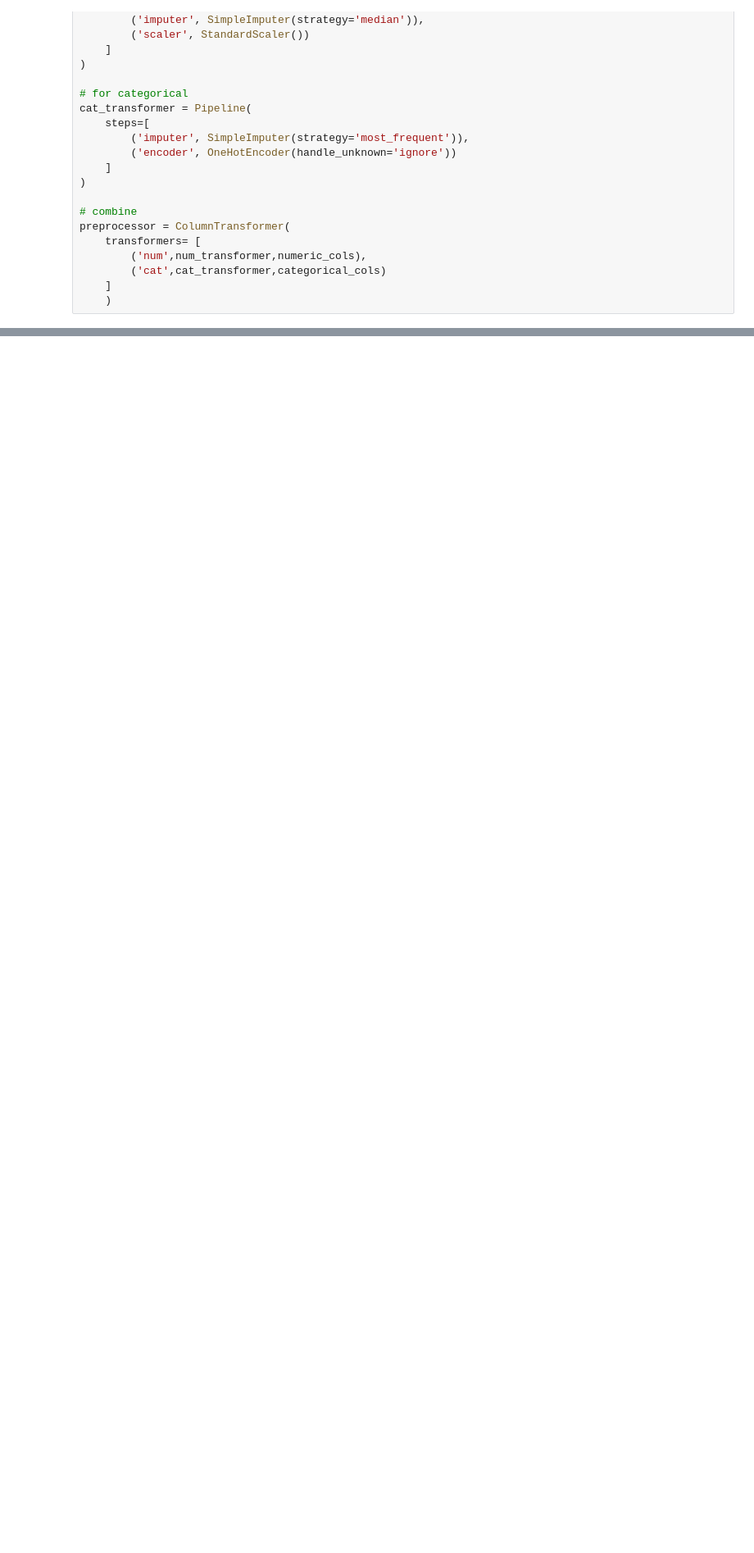
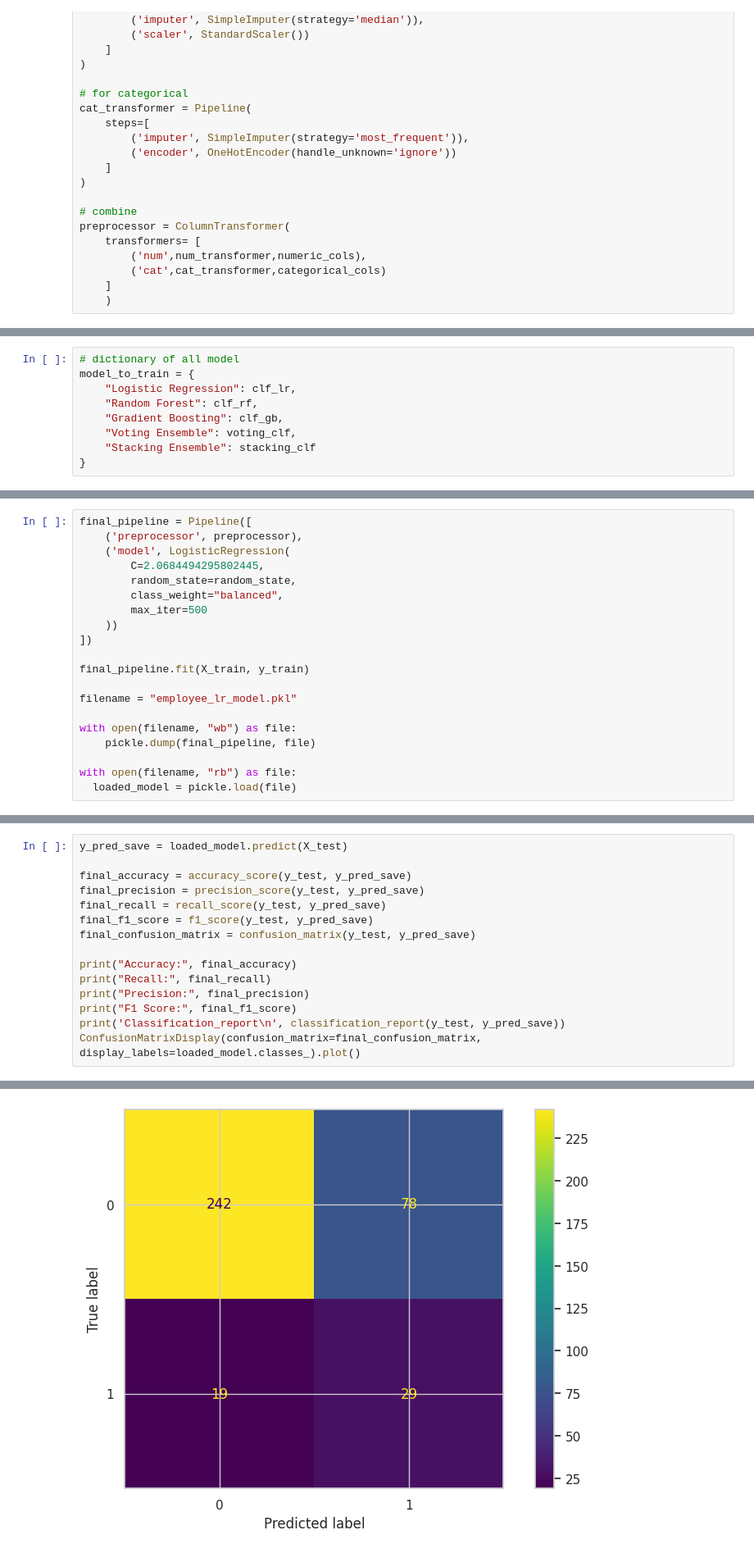
Before and after one commit to MDMinhazulIslamKhan/employee_attrition_ml, a Jupyter notebook: train.ipynb, the cells around one changed output, grey strips where cells are left out. Shown at 82% size. Drawn from its saved outputs; the diff is of its cells as text; blank space fills up the shorter version.

Commit message:
feat: model selection and training

```diff
--- a/train.ipynb
+++ b/train.ipynb
@@ -269,0 +324,9 @@ Test : (368, 31)
+# %%
+# dictionary of all model
+model_to_train = {
+    "Logistic Regression": clf_lr,
+    "Random Forest": clf_rf,
+    "Gradient Boosting": clf_gb,
+    "Voting Ensemble": voting_clf,
+    "Stacking Ensemble": stacking_clf
+}
@@ -269,0 +442,20 @@ Test : (368, 31)
+# %%
+final_pipeline = Pipeline([
+    ('preprocessor', preprocessor),
+    ('model', LogisticRegression(
+        C=2.0684494295802445,
+        random_state=random_state,
+        class_weight="balanced",
+        max_iter=500
+    ))
+])
+
+final_pipeline.fit(X_train, y_train)
+
+filename = "employee_lr_model.pkl"
+
+with open(filename, "wb") as file:
+    pickle.dump(final_pipeline, file)
+
+with open(filename, "rb") as file:
+  loaded_model = pickle.load(file)
@@ -269,0 +464,16 @@ Test : (368, 31)
+# %%
+y_pred_save = loaded_model.predict(X_test)
+
+final_accuracy = accuracy_score(y_test, y_pred_save)
+final_precision = precision_score(y_test, y_pred_save)
+final_recall = recall_score(y_test, y_pred_save)
+final_f1_score = f1_score(y_test, y_pred_save)
+final_confusion_matrix = confusion_matrix(y_test, y_pred_save)
+
+print("Accuracy:", final_accuracy)
+print("Recall:", final_recall)
+print("Precision:", final_precision)
+print("F1 Score:", final_f1_score)
+print('Classification_report\n', classification_report(y_test, y_pred_save))
+ConfusionMatrixDisplay(confusion_matrix=final_confusion_matrix, display_labels=loaded_model.classes_).plot()
+# %% [output]
@@ -269,0 +494 @@ Test : (368, 31)
+[figure, added]
```
Also changed, not shown: parts of 20 cells of this notebook, 1 other file.
